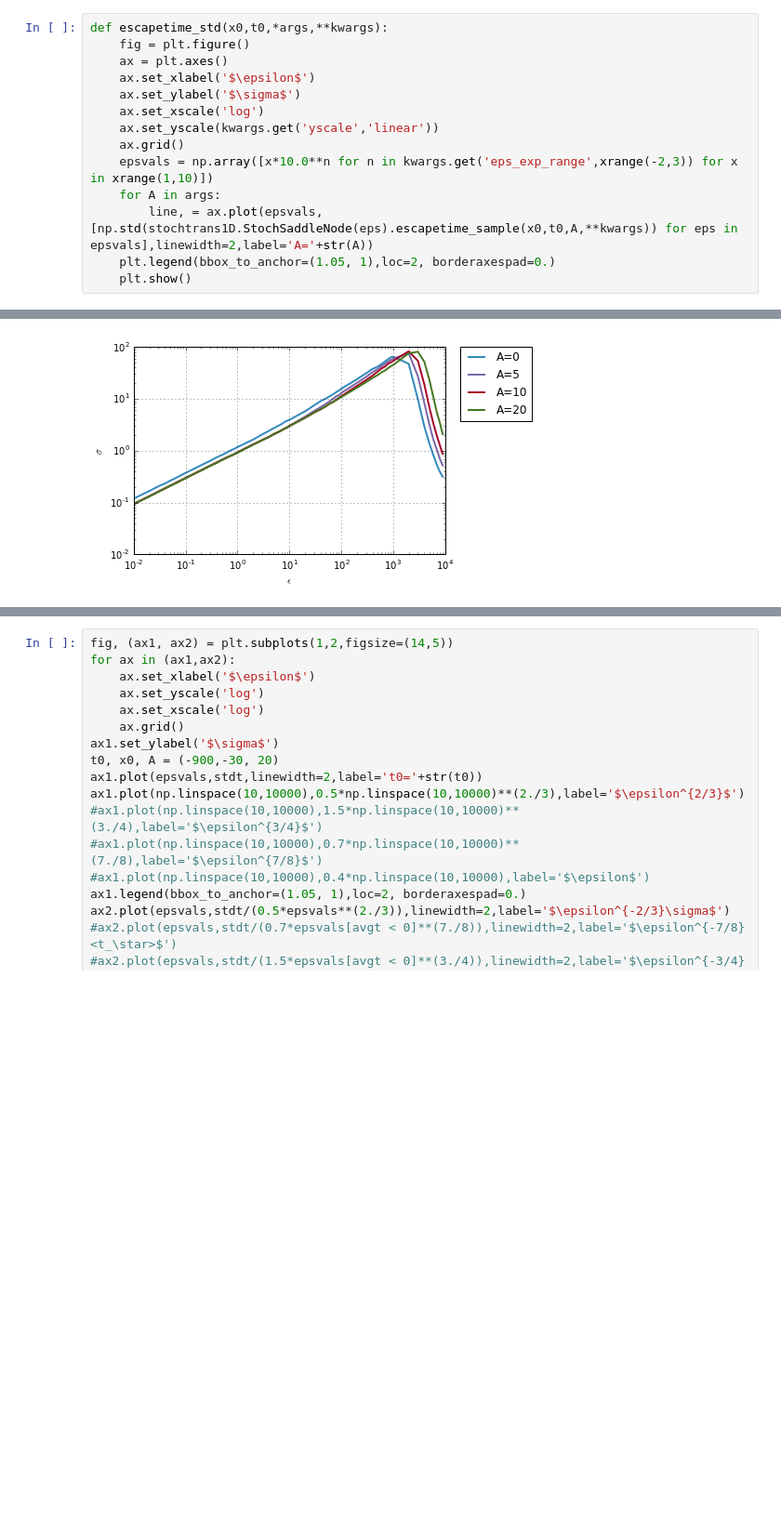
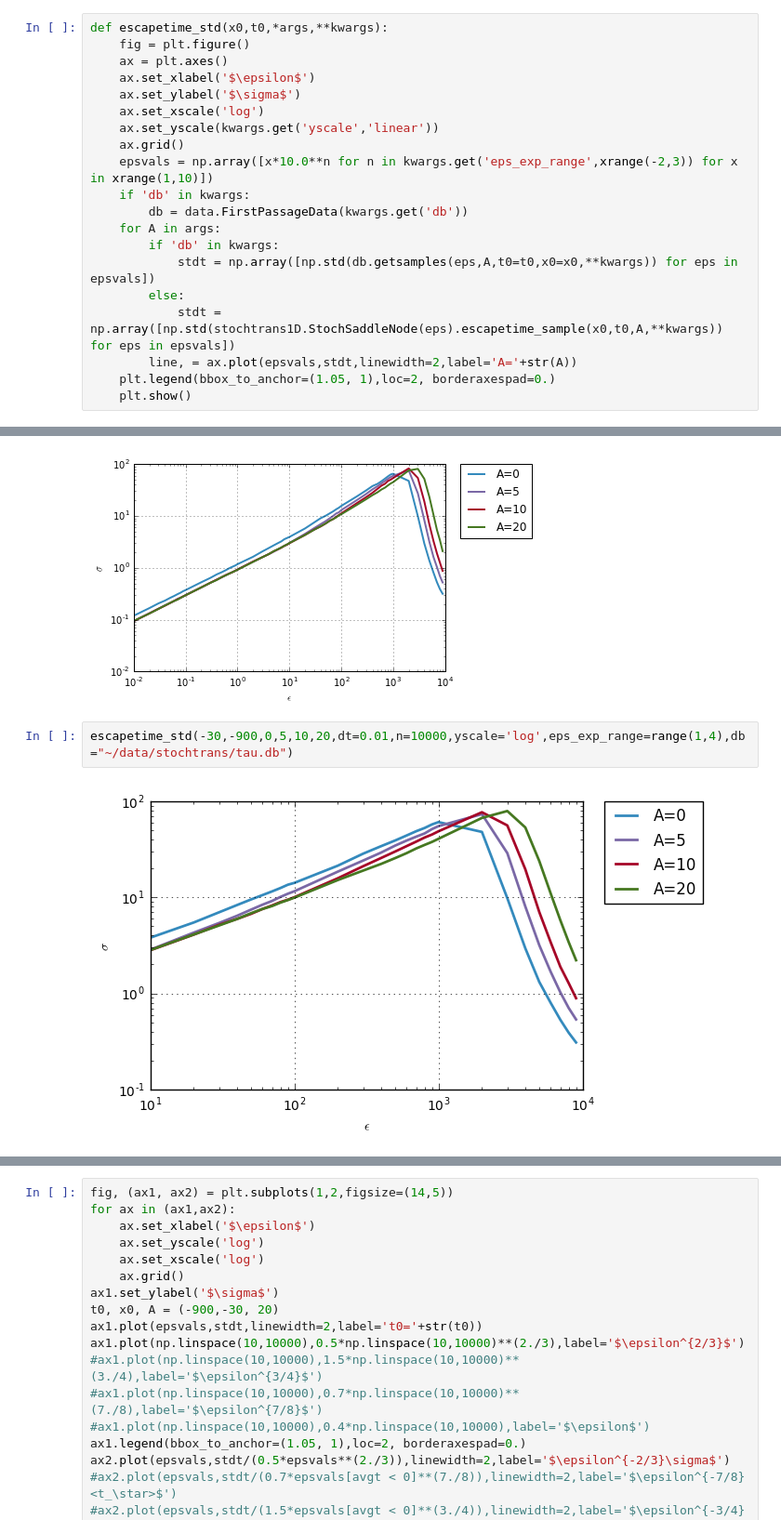
Before and after one commit to cbherbert/stochrare, a Jupyter notebook: Stability-Loss.ipynb, the cells around one changed output, grey strips where cells are left out. Shown at 93% size. Saved outputs shown, nothing was run; the diff lists cells and outputs as text; blank space fills up the shorter version.

```diff
--- a/Stability-Loss.ipynb
+++ b/Stability-Loss.ipynb
@@ -567,8 +582,14 @@ def escapetime_std(x0,t0,*args,**kwargs):
     ax.set_yscale(kwargs.get('yscale','linear'))
     ax.grid()
     epsvals = np.array([x*10.0**n for n in kwargs.get('eps_exp_range',xrange(-2,3)) for x in xrange(1,10)])
+    if 'db' in kwargs:
+        db = data.FirstPassageData(kwargs.get('db'))
     for A in args:
-        line, = ax.plot(epsvals,[np.std(stochtrans1D.StochSaddleNode(eps).escapetime_sample(x0,t0,A,**kwargs)) for eps in epsvals],linewidth=2,label='A='+str(A))
+        if 'db' in kwargs:
+            stdt = np.array([np.std(db.getsamples(eps,A,t0=t0,x0=x0,**kwargs)) for eps in epsvals])
+        else:
+            stdt = np.array([np.std(stochtrans1D.StochSaddleNode(eps).escapetime_sample(x0,t0,A,**kwargs)) for eps in epsvals])
+        line, = ax.plot(epsvals,stdt,linewidth=2,label='A='+str(A))
     plt.legend(bbox_to_anchor=(1.05, 1),loc=2, borderaxespad=0.)
     plt.show()
 # %%
@@ -591,3 +612,7 @@ escapetime_std(-7,-49,0,5,10,20,ntraj=10000,yscale='log')
 escapetime_std(-30,-900,0,5,10,20,ntraj=10000,yscale='log',eps_exp_range=range(-2,4))
 # %% [output]
 [figure]
+# %%
+escapetime_std(-30,-900,0,5,10,20,dt=0.01,n=10000,yscale='log',eps_exp_range=range(1,4),db="~/data/stochtrans/tau.db")
+# %% [output]
+[figure, added]
```
Also changed, not shown: parts of 6 cells of this notebook.
